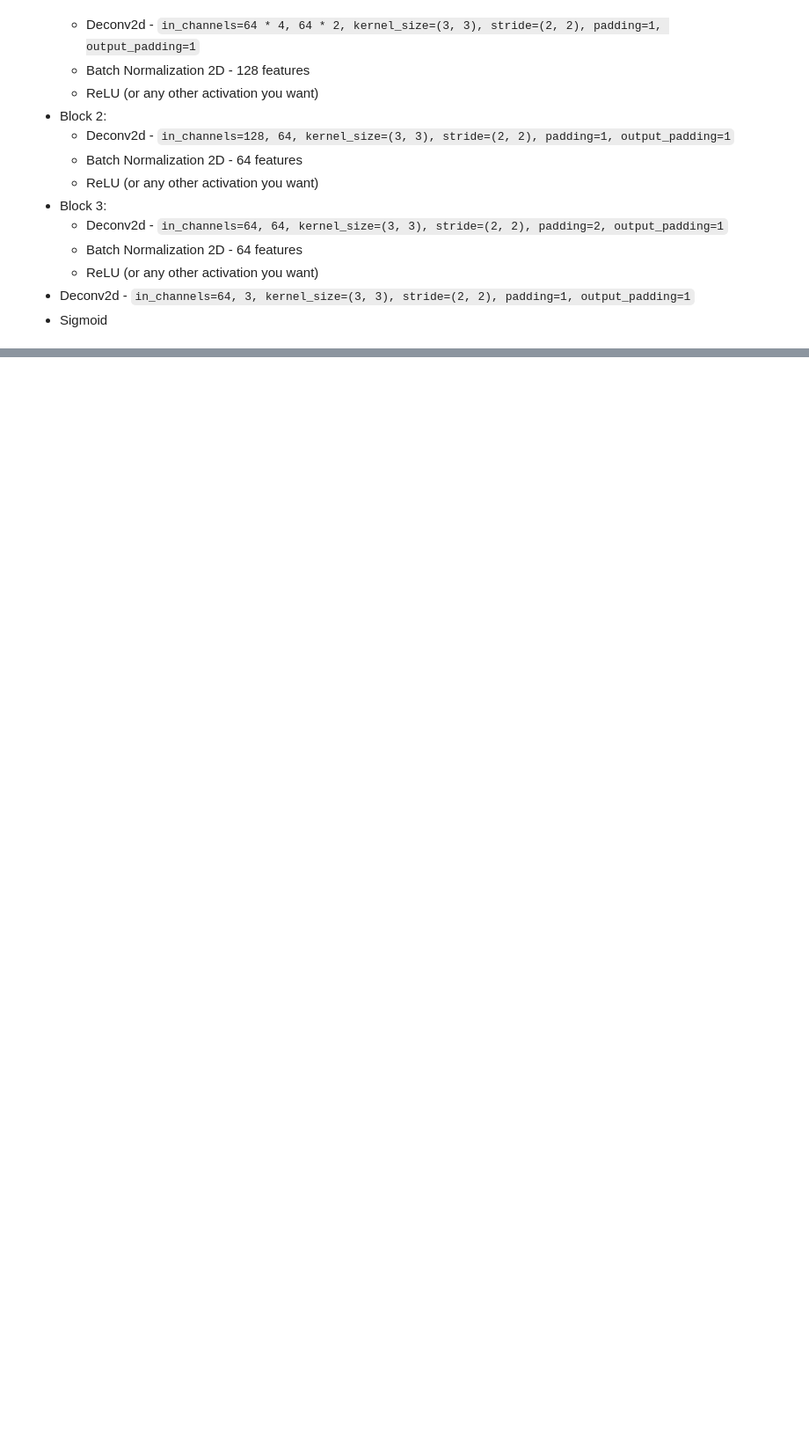
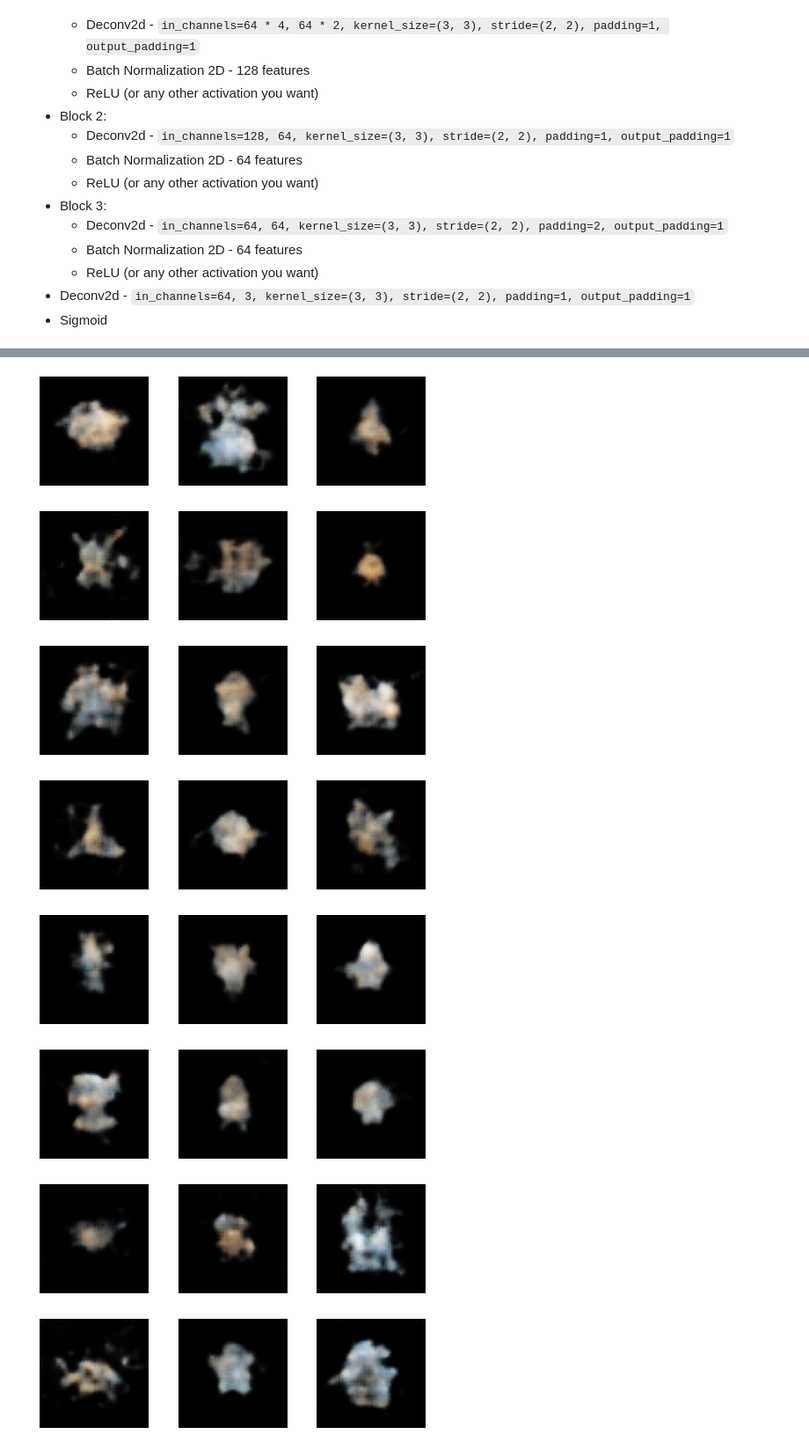
Before and after one commit to Dor-Yuval/DataAnalysis-wet2, a Jupyter notebook: ee046202_wet_2_deep_vae_clustering_students.ipynb, the cells around one changed output, grey strips where cells are left out. Shown at 88% size. Drawn from its saved outputs; the diff is of its cells as text; code cells hidden in the pictures; blank space fills up the shorter version.

```diff
--- a/ee046202_wet_2_deep_vae_clustering_students.ipynb
+++ b/ee046202_wet_2_deep_vae_clustering_students.ipynb
@@ -1040,0 +1078,11 @@ def train_pokemon_cvae(pokemon_cnn_cvae, dataloader, optim, num_epochs=100, beta
+# %%
+def generate_pokemons(model, poke_type, num_images=6):
+    model.eval()
+    with torch.no_grad():
+        x_cond = labels_to_one_hots(torch.tensor([poke_type]), 18).to(device)
+        model_samples = model.sample(num_samples=num_images, x_cond=x_cond).data.cpu().numpy()
+        fig = plt.figure(figsize=(8 ,5))
+        for i in range(num_images):
+            ax = fig.add_subplot(2, 3, i + 1)
+            ax.imshow(np.moveaxis(model_samples[i], 0, -1))
+            ax.set_axis_off()
@@ -1040,0 +1092,15 @@ def train_pokemon_cvae(pokemon_cnn_cvae, dataloader, optim, num_epochs=100, beta
+# %%
+cnn_cvae = CnnCVae(z_dim=ZDIM, device=device).to(device)
+cnn_cvae.load_state_dict(torch.load("./checkpoints_pokemon_cnn/final.pth"))
+
+for i in range(18):
+    generate_pokemons(cnn_cvae, i, num_images=3)
+# %% [output]
+[figure, added]
+[figure, added]
+[figure, added]
+[figure, added]
+[figure, added]
+[figure, added]
+[figure, added]
+[figure, added]
```
Also changed, not shown: parts of 24 cells of this notebook.
